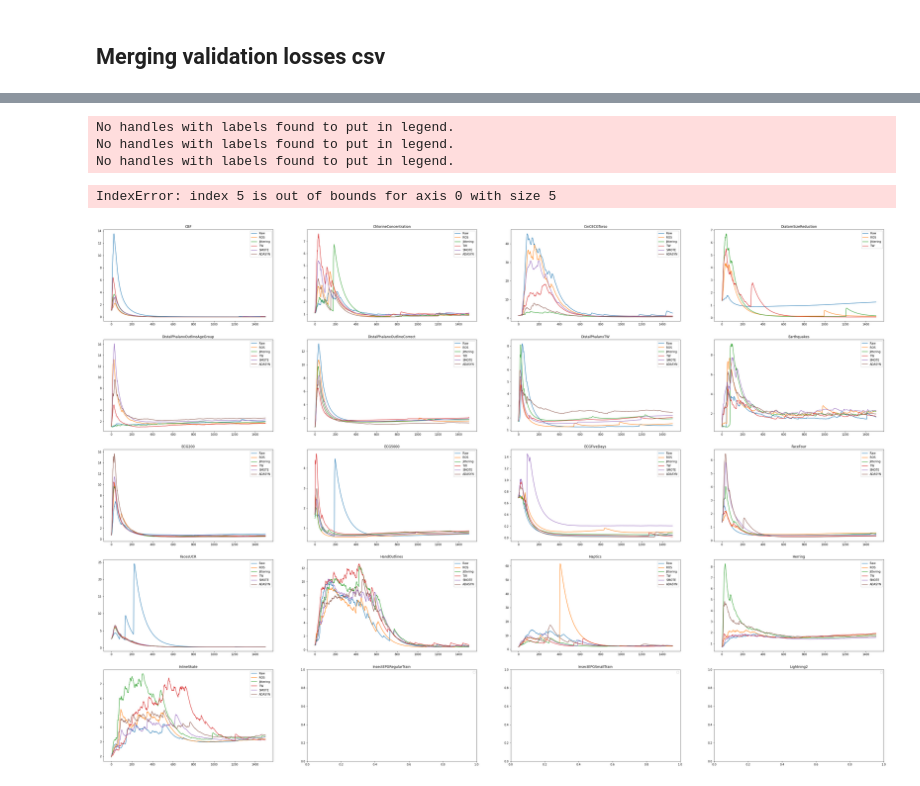
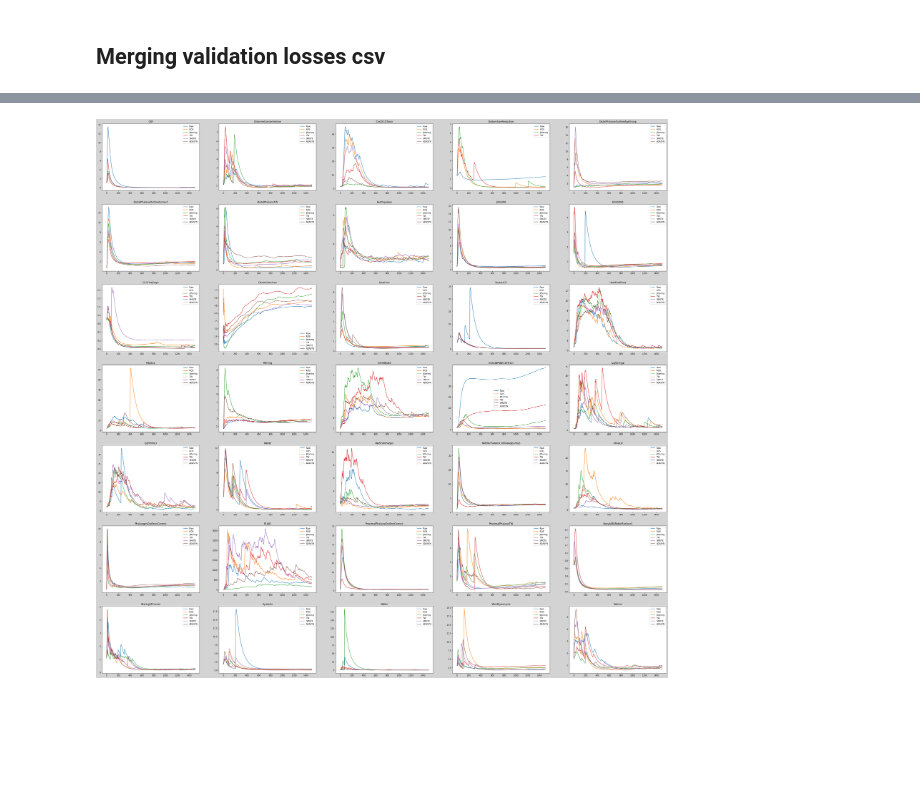
Before and after one commit to DorianJoubaud/ImbalancedTimeSeriesClassification, a Jupyter notebook: Notebook_Classification.ipynb, the cells around one changed output, grey strips where cells are left out. Cells and saved outputs as stored; diff of their text form; code cells hidden in the pictures; blank space fills up the shorter version.

```diff
--- a/Notebook_Classification.ipynb
+++ b/Notebook_Classification.ipynb
@@ -117,0 +174,4 @@ df = pd.merge(df1,df2, on='Step')
+# %%
+df = df.drop(df.filter(regex='_MIN').columns, axis = 1)
+df = df.drop(df.filter(regex='_MAX').columns, axis = 1)
+df
@@ -118,3 +192,5 @@ df = pd.merge(df1,df2, on='Step')
+# %%
+df = df.drop(['ClassificationFiftyWords  - Raw - loss'], axis =1)
 # %% [markdown]
 ## Plot Losses
 # %%
@@ -155,0 +258,7 @@ df = pd.merge(df1,df2, on='Step')
+# %%
+df = df.drop(['ClassificationFiftyWords  - Raw - val_loss'], axis =1)
+# %%
+### Wandb also give MIN & MAX data per losses
+df = df.drop(df.filter(regex='_MIN').columns, axis = 1)
+df = df.drop(df.filter(regex='_MAX').columns, axis = 1)
+df
@@ -156,29 +279,40 @@ df = pd.merge(df1,df2, on='Step')
 # %%
 %matplotlib inline
 dataset = os.listdir('data')
 Da = ['Raw', 'ROS', 'Jittering', 'TW', 'SMOTE', 'ADASYN']
-fig, ax = plt.subplots(5,4,figsize=(50, 35))
+fig, ax = plt.subplots(7,5,figsize=(50, 50))
+fig.set_facecolor('lightgrey')
+nb = 0
 
 for i in range(len(dataset)):
+  if dataset[i] == 'Phoneme':
+    continue
+  trig = False
   for j in range(len( Da)):
 
-    try:
-      loss = df[f'Classification{dataset[i]}  - {Da[j]} - val_loss'].ewm(99).mean()
-      ax[i//4][i%4].plot(loss, label = Da[j])
-    except:
-      print('')
+    if (f'Classification{dataset[i]}  - {Da[j]} - val_loss' in df.columns):
+      trig = trig or True
 
 
-  ax[i//4][i%4].set_title(dataset[i])
-  ax[i//4][i%4].legend()
+
+      loss = df[f'Classification{dataset[i]}  - {Da[j]} - val_loss'].ewm(99).mean()
+      ax[nb//5][nb%5].plot(loss, label = Da[j])
+      ax[nb//5][nb%5].set_title(dataset[i])
+      ax[nb//5][nb%5].legend()
+  if trig:
+    nb+=1
+
+
+
+
+
+
+
+
 
 
 
 plt.legend()
 plt.show()
 # %% [output]
-No handles with labels found to put in legend.
-No handles with labels found to put in legend.
-No handles with labels found to put in legend.
-IndexError: index 5 is out of bounds for axis 0 with size 5
-[figure, old version]
+[figure, new version]
```
Also changed, not shown: parts of 33 cells of this notebook, 47 other files.
